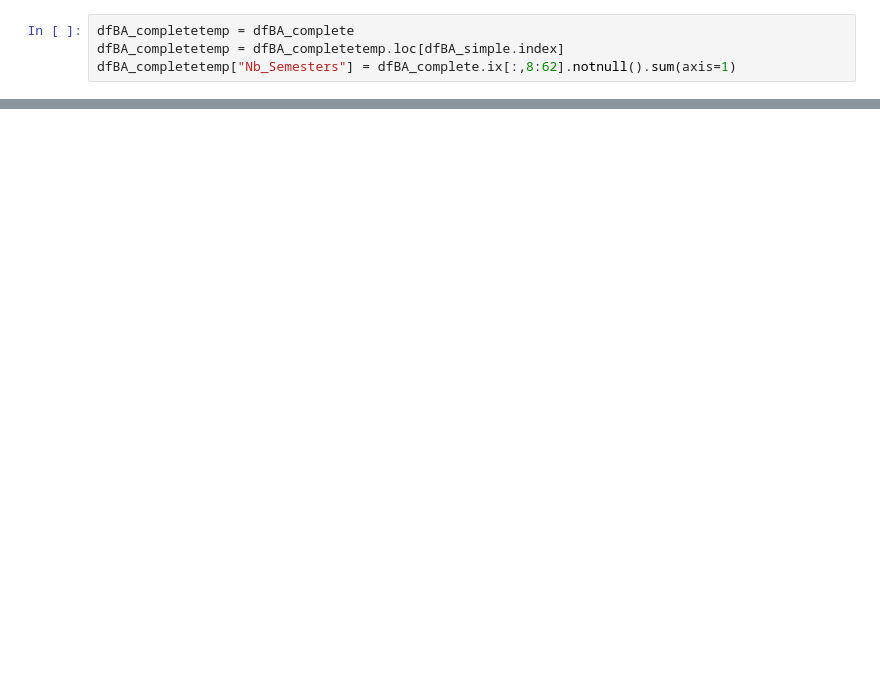
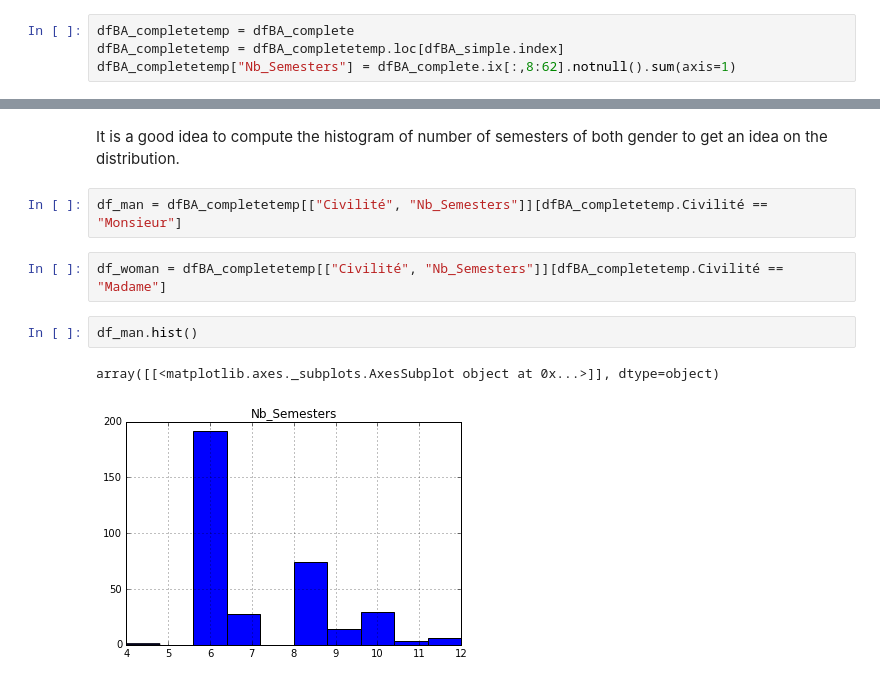
Before and after one commit to sylb/adaHomeworks, a Jupyter notebook: 02 - Data from the Web/Presentation_notebook.ipynb, the cells around one changed output, grey strips where cells are left out. Cells and saved outputs as stored; diff of their text form; blank space fills up the shorter version.

```diff
--- a/02 - Data from the Web/Presentation_notebook.ipynb
+++ b/02 - Data from the Web/Presentation_notebook.ipynb
@@ -132,0 +132,11 @@ dfBA_completetemp[["Nom Prénom", "Nb_Semesters"]]
+# %% [markdown]
+It is a good idea to compute the histogram of number of semesters of both gender to get an idea on the distribution.
+# %%
+df_man = dfBA_completetemp[["Civilité", "Nb_Semesters"]][dfBA_completetemp.Civilité == "Monsieur"]
+# %%
+df_woman = dfBA_completetemp[["Civilité", "Nb_Semesters"]][dfBA_completetemp.Civilité == "Madame"]
+# %%
+df_man.hist()
+# %% [output]
+array([[<matplotlib.axes._subplots.AxesSubplot object at 0x...>]], dtype=object)
+[figure, added]
```
Also changed, not shown: parts of 27 cells of this notebook.
